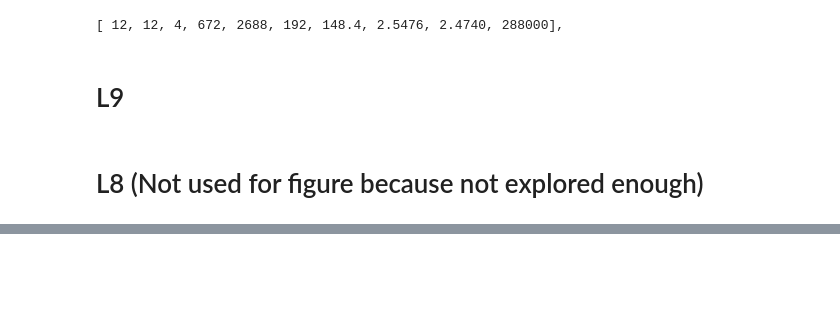
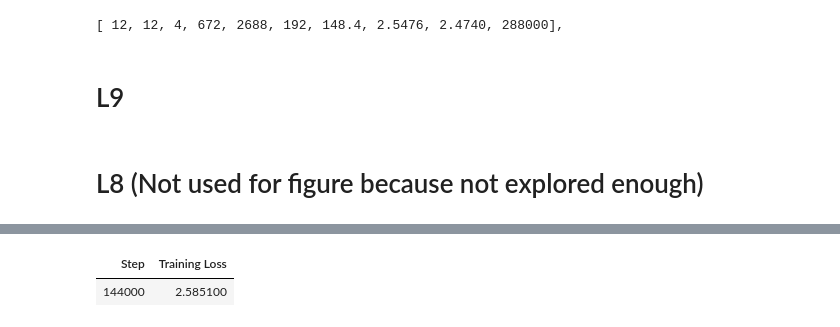
Before and after one commit to keiji-miura/FORGETTER-BabyLM, a Jupyter notebook: Summary_BabyLM-100M_Normal.ipynb, the cells around one changed output, grey strips where cells are left out. Drawn from its saved outputs; the diff is of its cells as text; code cells hidden in the pictures; blank space fills up the shorter version.

```diff
--- a/Summary_BabyLM-100M_Normal.ipynb
+++ b/Summary_BabyLM-100M_Normal.ipynb
@@ -897,0 +910,92 @@ L12 att12 kv_heads4 hidden672 intermediate2688 head_dim192 T512
+# %%
+import matplotlib.pyplot as plt; import numpy as np; import time, torch; device = 'cuda' if torch.cuda.is_available() else 'cpu'
+from transformers import AutoTokenizer, TrainingArguments, DefaultDataCollator, Trainer
+vocab_size = 50257 # =tokenizer.vocab_size  # FIX!!! # G256128    ### T=256 for minGemma # G8192 for real Gemma
+num_hidden_layers =   6 # 8 # G28 G18 #blocks
+num_attention_heads = 8 # 4 # G16 G8
+num_key_value_heads = 4 # 4 # G16 G1
+hidden_size = num_attention_heads*96 # 128 # G3072 G2048 # embedding dimension
+intermediate_size = hidden_size*5 # x4 or x8 # time limiting factor #512 # G24576 G16384  # MLP inner dim
+head_dim = 256 # 32 # G256 # dim in attention # Doesn't affect time
+rms_norm_eps = 1e-4 # 1e-6
+rope_theta = 4000.0 # scale freq is small for S-model. 1000 might work too # G10000.0
+
+def apply_rotary_emb(x: torch.Tensor, dim: int) -> torch.Tensor: # seq_len = x.size(1) # N
+    freqs = 1.0 / (rope_theta ** (torch.arange(0, dim, 2, device=device).float() / dim)) # Dynamically compute frequency cis
+    t = torch.arange(x.size(1), device=device); freqs = torch.outer(t, freqs).float(); freqs_cis = torch.polar(torch.ones_like(freqs), freqs)  # complex64
+    x_ = torch.view_as_complex(torch.stack(torch.chunk(x.transpose(1, 2).float(), 2, dim=-1), dim=-1))
+    x_out = torch.view_as_real(x_ * freqs_cis.unsqueeze(0)).type_as(x)  # Ensure batch dimension is handled
+    x_out = torch.cat(torch.chunk(x_out, 2, dim=-1), dim=-2)
+    return x_out.reshape(x_out.shape[0], x_out.shape[1], x_out.shape[2], -1).transpose(1, 2)
+
+class RMSNorm(torch.nn.Module): # RMS:4.326552, RMS_no_weight:4.410741 # RMS':4.554899
+    def __init__(self, dim: int = hidden_size):
+        super().__init__(); self.weight = torch.nn.Parameter(torch.zeros(dim)) # one weight per feature to be learned
+    def _norm(self, x): # mean square for each feature (across the last dimension)
+        return x * torch.rsqrt(x.pow(2).mean(-1, keepdim=True) + rms_norm_eps)
+    def forward(self, x): # ensure the data type matches the input.
+        return self._norm(x.float()).type_as(x) * (1 + self.weight)
+
+class GemmaAttention(torch.nn.Module): # MQA = K,V shared by 4Qs
+    def __init__(self):
+        super().__init__(); self.qkv_proj = torch.nn.Linear(hidden_size, (num_attention_heads + 2 * num_key_value_heads) * head_dim, bias=False); self.o_proj = torch.nn.Linear(num_attention_heads * head_dim, hidden_size, bias=False) # concatenated attention outputs back to the hidden size.
+    def forward(self, hidden_states: torch.Tensor,) -> torch.Tensor:  # in=(B, T, hidden_size)
+        batch_size, input_len, _ = hidden_states.shape
+        qkv = self.qkv_proj(hidden_states)
+        xq, xk, xv = qkv.split([num_attention_heads * head_dim, num_key_value_heads * head_dim, num_key_value_heads * head_dim],dim=-1)
+        xq = xq.view(batch_size, -1, num_attention_heads, head_dim); xk = xk.view(batch_size, -1, num_key_value_heads, head_dim); xv = xv.view(batch_size, -1, num_key_value_heads, head_dim)
+        xq = apply_rotary_emb(xq, head_dim); xk = apply_rotary_emb(xk, head_dim)
+        if num_key_value_heads != num_attention_heads:  # Q/KV multiples of K and V to match Q
+            xk = torch.repeat_interleave(xk, num_attention_heads // num_key_value_heads, dim=2) # [B, T, n_local_heads, head_dim]
+            xv = torch.repeat_interleave(xv, num_attention_heads // num_key_value_heads, dim=2)
+        q = xq.transpose(1, 2); k = xk.transpose(1, 2); v = xv.transpose(1, 2) # [batch_size, n_local_heads, input_len, head_dim]
+        output = torch.nn.functional.scaled_dot_product_attention(q, k, v, attn_mask=None, dropout_p=0, is_causal=True) # B nh T hs
+        output = output.transpose(1, 2).contiguous().view(batch_size, input_len, -1)  # [B, T, "hidden_dim"]
+        return self.o_proj(output)
+
+class GemmaDecoderLayer(torch.nn.Module): # normalize before and after the attention mechanism
+    def __init__(self):
+        super().__init__(); self.self_attn = GemmaAttention(); self.input_layernorm = RMSNorm(); self.post_attention_layernorm = RMSNorm(); self.gate_proj = torch.nn.Linear(hidden_size, intermediate_size); self.up_proj = torch.nn.Linear(hidden_size, intermediate_size); self.down_proj = torch.nn.Linear(intermediate_size, hidden_size) # mlp
+    def forward(self, hidden_states: torch.Tensor) -> torch.Tensor:  # input_size = (B, T, hidden_size)
+        residual = hidden_states # Self Attention Block
+        hidden_states = self.input_layernorm(hidden_states); hidden_states = self.self_attn(hidden_states=hidden_states)
+        hidden_states = residual + hidden_states
+        residual = hidden_states # MLP Block
+        hidden_states = self.post_attention_layernorm(hidden_states); gate = torch.nn.functional.gelu(self.gate_proj(hidden_states)); up = self.up_proj(hidden_states); fuse = gate * up; hidden_states = self.down_proj(fuse) # mlp
+        return residual + hidden_states
+
+class minGemma(torch.nn.Module):
+    def __init__(self):
+        super().__init__(); self.embedder = torch.nn.Embedding(vocab_size, hidden_size); self.layers = torch.nn.ModuleList(GemmaDecoderLayer() for _ in range(num_hidden_layers)); self.norm = RMSNorm();
+    def forward(self, input_token_ids: torch.Tensor) -> torch.Tensor: # (B, T)
+        hidden_states = self.embedder(input_token_ids[:,:-1]) # (B, T) & (vocab_size, hidden_size) -> (B, T, hidden_size)
+        hidden_states = hidden_states * (hidden_size**0.5)
+        for i in range(len(self.layers)):
+            hidden_states = self.layers[i](hidden_states) # shortened too much???
+        hidden_states = self.norm(hidden_states) # -> (B, T, hidden_size)
+        embedder_weight = self.embedder.weight
+        logits = torch.matmul(hidden_states, embedder_weight.t()); b,t,v=logits.shape; # (B, T, hidden_size) @ (hidden_size, vocab_size) -> (B, T, vocab_size)
+        loss = torch.nn.functional.cross_entropy(logits.view(b*t,v), input_token_ids[:,1:].reshape(b*t)) #, weight=None, ignore_index=-100, reduction='mean')
+        return loss, logits # logits, loss
+
+def map_to_array5(ix):
+    common = torch.stack([torch.from_numpy((train_data[i[0]:i[0]+T+1]).astype(np.int64)) for i in ix]); return {'input_token_ids': common}
+def map_to_array_Val(ix):
+    common = torch.stack([torch.from_numpy((val_data[i[0]:i[0]+T+1]).astype(np.int64)) for i in ix]); return {'input_token_ids': common}
+
+train_data = np.memmap('train_BabyLM_100M.bin', dtype=np.uint16, mode='r'); val_data = np.memmap('val_BabyLM.bin', dtype=np.uint16, mode='r')
+T=512; B=28; N_step=144000; print(T * B * N_step / 1000000) # 0.25 B-tokens being calculated # n_steps=N_step;
+torch.cuda.empty_cache(); model = minGemma().to(device); print(f'L{num_hidden_layers}' f' att{num_attention_heads}' f' kv_heads{num_key_value_heads}' f' hidden{hidden_size}' f' intermediate{intermediate_size}' f' head_dim{head_dim}' f' T{T}')
+
+# Normal Model with Hand-eval
+training_args = TrainingArguments(learning_rate=8.5e-4, weight_decay=0.25, num_train_epochs=1, logging_strategy='epoch', output_dir='./test', bf16=True, per_device_train_batch_size=B, per_device_eval_batch_size=B, eval_strategy='no', save_strategy='no', report_to='none', remove_unused_columns=False, dataloader_pin_memory=True) #, dataloader_num_workers=4
+trainer = Trainer(model=model, args=training_args, train_dataset=torch.utils.data.TensorDataset(torch.randint(len(train_data)-T-1, (B*N_step,))), data_collator=map_to_array5);
+result = trainer.train(); tloss=result[2]["train_loss"]
+loss = []; model.eval(); B2=32; torch.cuda.empty_cache()
+for k in range(2000): #1000LP # std=0.0056 for 1000 with 89sec (for B12? and total7200)
+    val_ind = torch.randint(len(val_data)-T-1, (B2,)); common = (torch.stack([torch.from_numpy((val_data[i:i+T+1]).astype(np.int64)) for i in val_ind]))
+    loss += [model(common.to('cuda', non_blocking=True))[0].item()]
+if torch.Tensor(loss).mean() < 2.4863:
+    torch.save(model.state_dict(), f'{model.__class__.__name__}' f'-hidden_layers{num_hidden_layers}' f'-att_heads{num_attention_heads}' f'-kv_heads{num_key_value_heads}' f'-hidden{hidden_size}' f'-intermediate{intermediate_size}' f'-head_dim{head_dim}' f'-T{T}' f'--{time.strftime("%Y-%m-%d-%H-%M")}.pth')
+model.train(); del common; print(f'[ {num_hidden_layers}, {num_attention_heads}, {num_key_value_heads}, {hidden_size}, {intermediate_size}, {head_dim}, {sum(p.numel() for p in model.parameters()) / 10**6:.1f}, {tloss:.4f}, {torch.Tensor(loss).mean():.4f}, {N_step}],')
+# %% [output]
@@ -897,0 +1005,2 @@ L12 att12 kv_heads4 hidden672 intermediate2688 head_dim192 T512
+| Step | Training Loss |
+| 144000 | 2.585100 |
```
Also changed, not shown: parts of 4 cells of this notebook, 2 other files.
